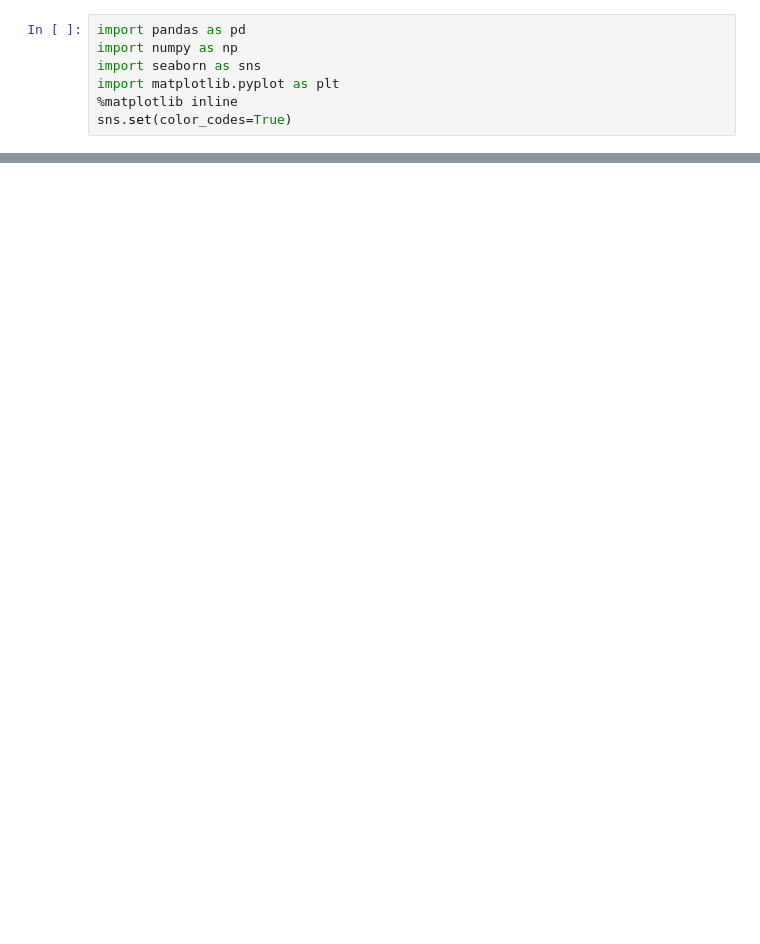
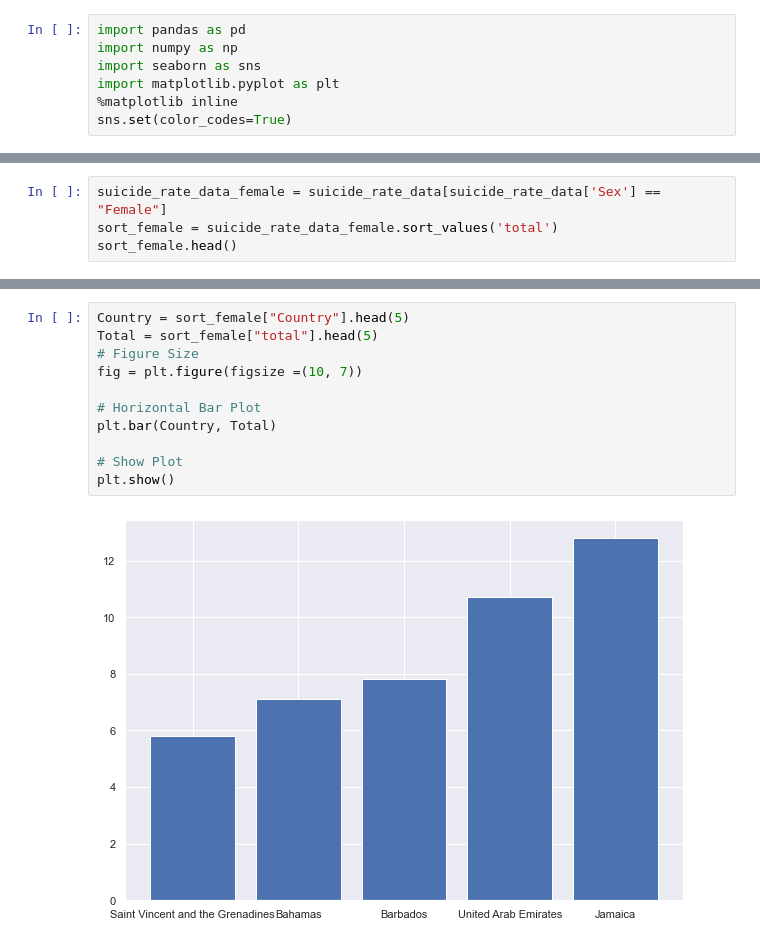
Before and after one commit to mdsi-dsp-at2/eTe-analysis, a Jupyter notebook: analysis/5/dsp_analysis.ipynb, the cells around one changed output, grey strips where cells are left out. Cells and saved outputs as stored; diff of their text form; blank space fills up the shorter version.

```diff
--- a/analysis/5/dsp_analysis.ipynb
+++ b/analysis/5/dsp_analysis.ipynb
@@ -59,0 +39,4 @@ sort_female.head()
+# %%
+suicide_rate_data_female = suicide_rate_data[suicide_rate_data['Sex'] == "Female"]
+sort_female = suicide_rate_data_female.sort_values('total')
+sort_female.head()
@@ -59,0 +50,13 @@ sort_female.head()
+# %%
+Country = sort_female["Country"].head(5)
+Total = sort_female["total"].head(5)
+# Figure Size
+fig = plt.figure(figsize =(10, 7))
+
+# Horizontal Bar Plot
+plt.bar(Country, Total)
+
+# Show Plot
+plt.show()
+# %% [output]
+[figure, added]
```
Also changed, not shown: parts of 14 cells of this notebook.
